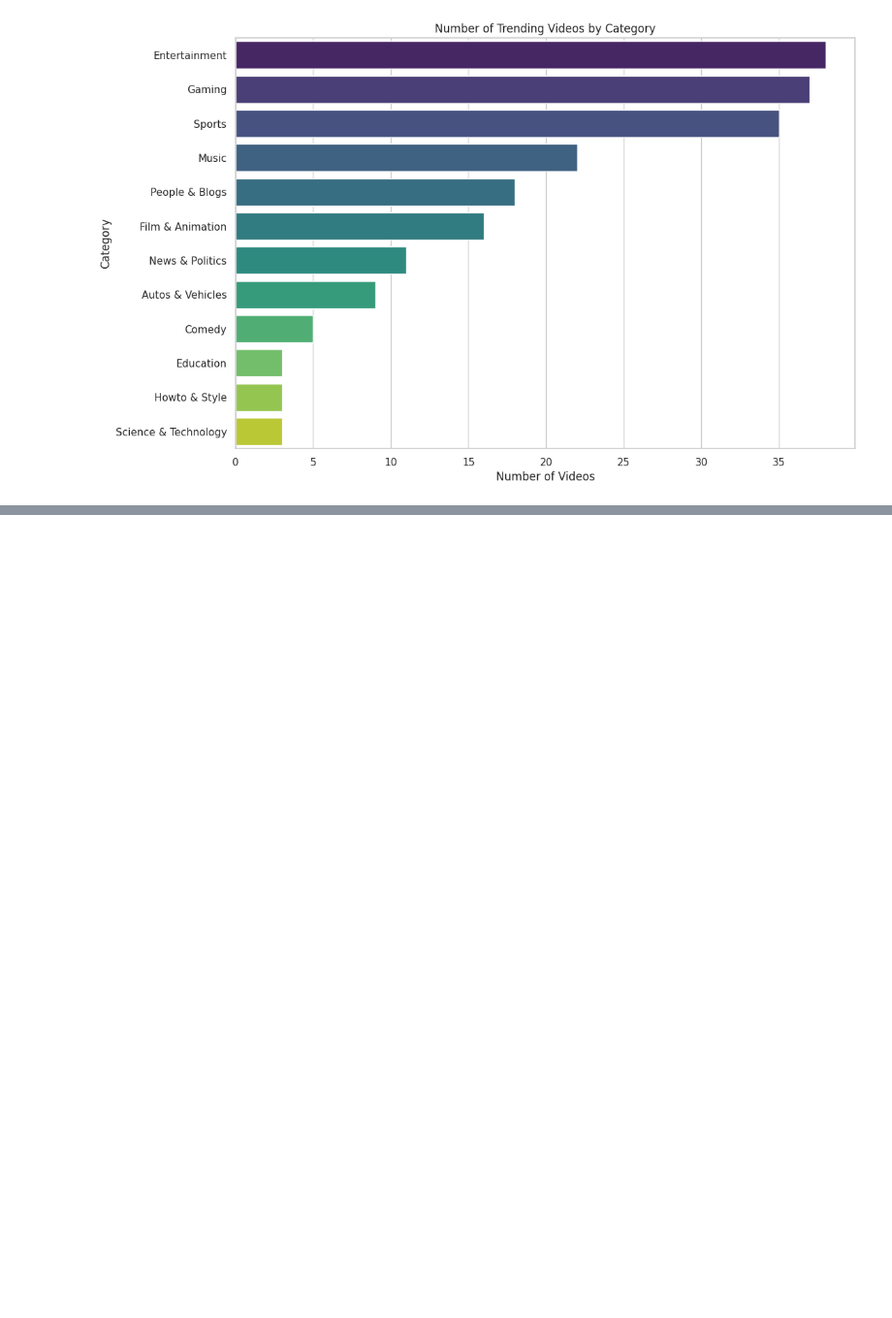
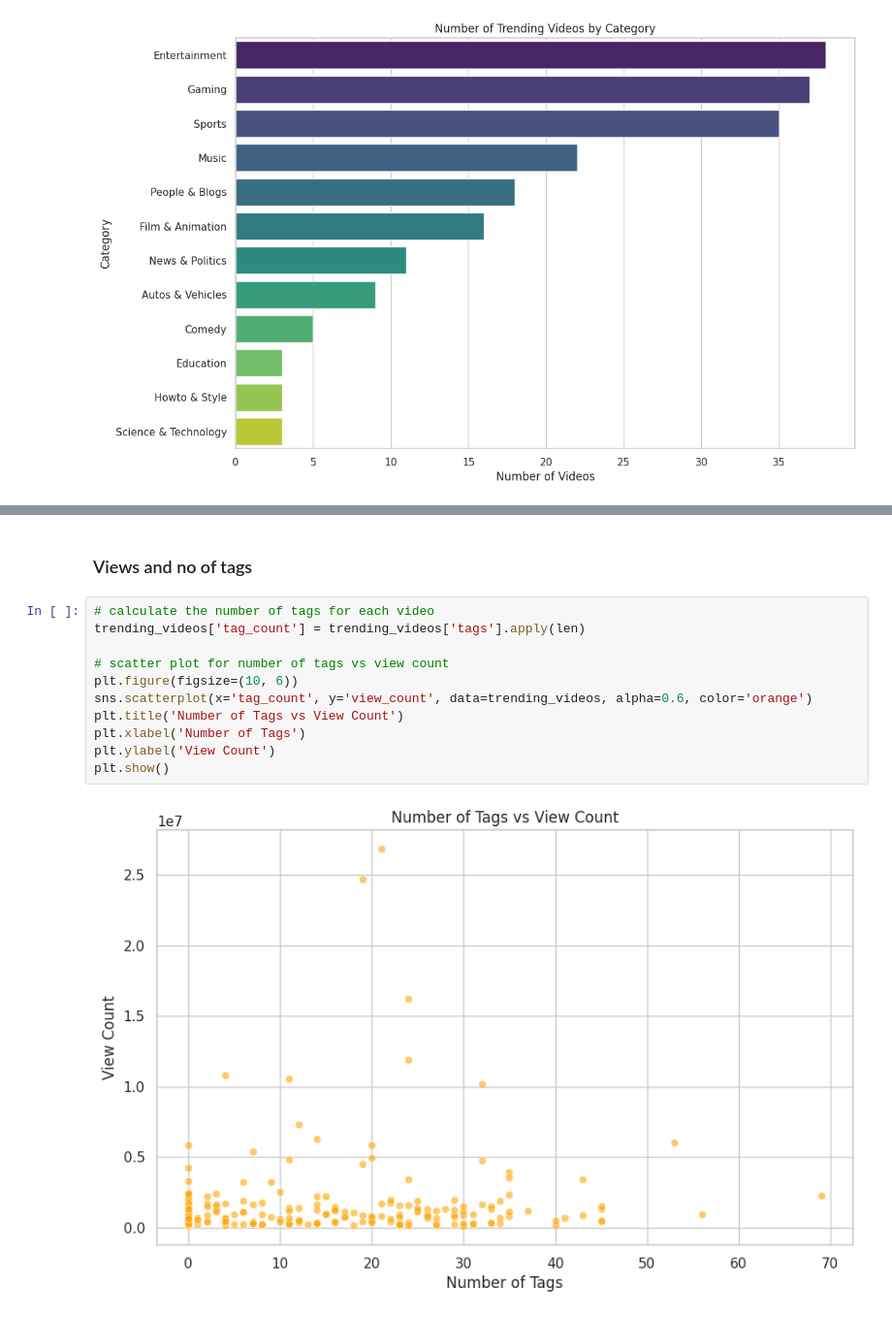
Before and after one commit to ARYAA98/YoutubeDataAnalysis, a Jupyter notebook: UK_YoutubeDataAnalysis.ipynb, the cells around one changed output, grey strips where cells are left out. Shown: that part at 97% size. Saved outputs shown, nothing was run; the diff lists cells and outputs as text; blank space fills up the shorter version.

```diff
--- a/UK_YoutubeDataAnalysis.ipynb
+++ b/UK_YoutubeDataAnalysis.ipynb
@@ -292,0 +411,15 @@ plt.show()
+# %% [markdown]
+### Views and no of tags
+# %%
+# calculate the number of tags for each video
+trending_videos['tag_count'] = trending_videos['tags'].apply(len)
+
+# scatter plot for number of tags vs view count
+plt.figure(figsize=(10, 6))
+sns.scatterplot(x='tag_count', y='view_count', data=trending_videos, alpha=0.6, color='orange')
+plt.title('Number of Tags vs View Count')
+plt.xlabel('Number of Tags')
+plt.ylabel('View Count')
+plt.show()
+# %% [output]
+[figure, added]
```
Also changed, not shown: parts of 12 cells of this notebook.
